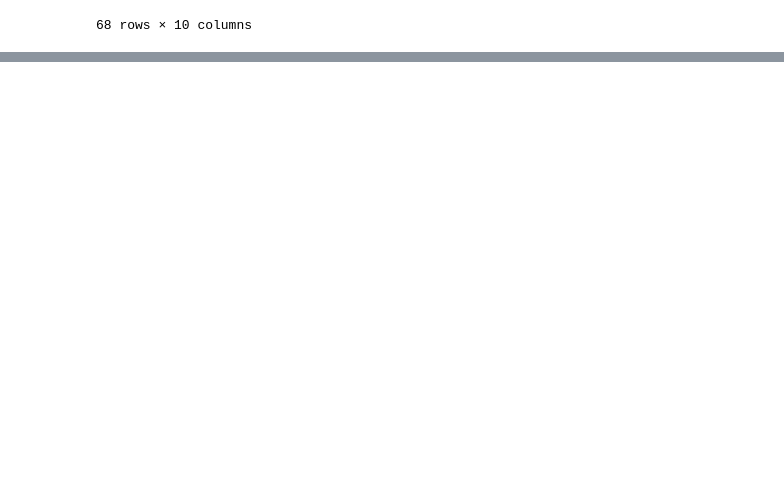
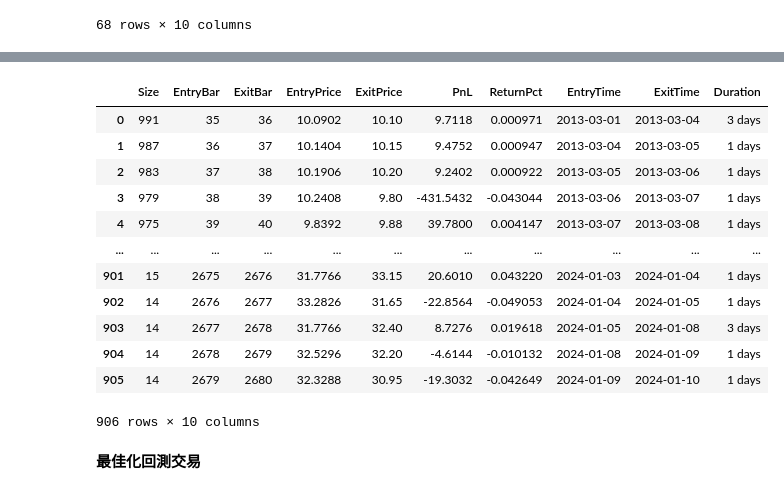
Before and after one commit to meishihna/GITHUB-COLAB, a Jupyter notebook: BACKTESTING.ipynb, the cells around one changed output, grey strips where cells are left out. Drawn from its saved outputs; the diff is of its cells as text; code cells hidden in the pictures; blank space fills up the shorter version.

```diff
--- a/BACKTESTING.ipynb
+++ b/BACKTESTING.ipynb
@@ -800,0 +882,18 @@ MACDCross(n1=12,n2=245,ns=10)
+# %%
+stats['_trades']
+# %% [output]
+|  | Size | EntryBar | ExitBar | EntryPrice | ExitPrice | PnL | ReturnPct | EntryTime | ExitTime | Duration |
+| 0 | 991 | 35 | 36 | 10.0902 | 10.10 | 9.7118 | 0.000971 | 2013-03-01 | 2013-03-04 | 3 days |
+| 1 | 987 | 36 | 37 | 10.1404 | 10.15 | 9.4752 | 0.000947 | 2013-03-04 | 2013-03-05 | 1 days |
+| 2 | 983 | 37 | 38 | 10.1906 | 10.20 | 9.2402 | 0.000922 | 2013-03-05 | 2013-03-06 | 1 days |
+| 3 | 979 | 38 | 39 | 10.2408 | 9.80 | -431.5432 | -0.043044 | 2013-03-06 | 2013-03-07 | 1 days |
+| 4 | 975 | 39 | 40 | 9.8392 | 9.88 | 39.7800 | 0.004147 | 2013-03-07 | 2013-03-08 | 1 days |
+| ... | ... | ... | ... | ... | ... | ... | ... | ... | ... | ... |
+| 901 | 15 | 2675 | 2676 | 31.7766 | 33.15 | 20.6010 | 0.043220 | 2024-01-03 | 2024-01-04 | 1 days |
+| 902 | 14 | 2676 | 2677 | 33.2826 | 31.65 | -22.8564 | -0.049053 | 2024-01-04 | 2024-01-05 | 1 days |
+| 903 | 14 | 2677 | 2678 | 31.7766 | 32.40 | 8.7276 | 0.019618 | 2024-01-05 | 2024-01-08 | 3 days |
+| 904 | 14 | 2678 | 2679 | 32.5296 | 32.20 | -4.6144 | -0.010132 | 2024-01-08 | 2024-01-09 | 1 days |
+| 905 | 14 | 2679 | 2680 | 32.3288 | 30.95 | -19.3032 | -0.042649 | 2024-01-09 | 2024-01-10 | 1 days |
+906 rows × 10 columns
+# %% [markdown]
+**最佳化回測交易**
```
Also changed, not shown: parts of 15 cells of this notebook.
